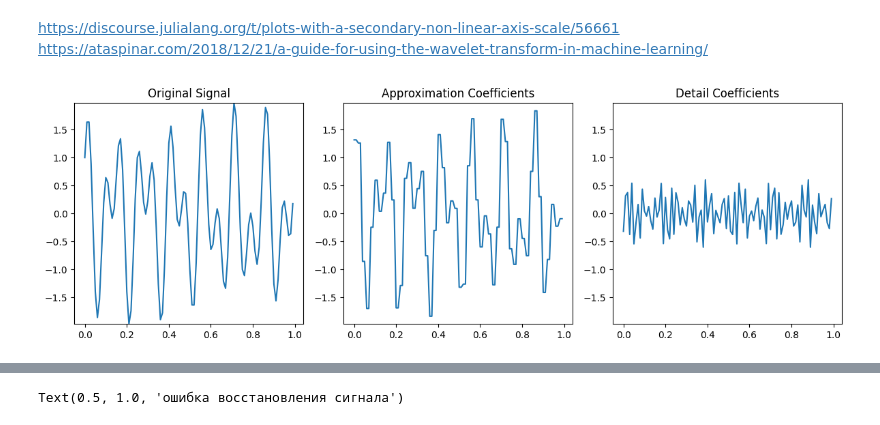
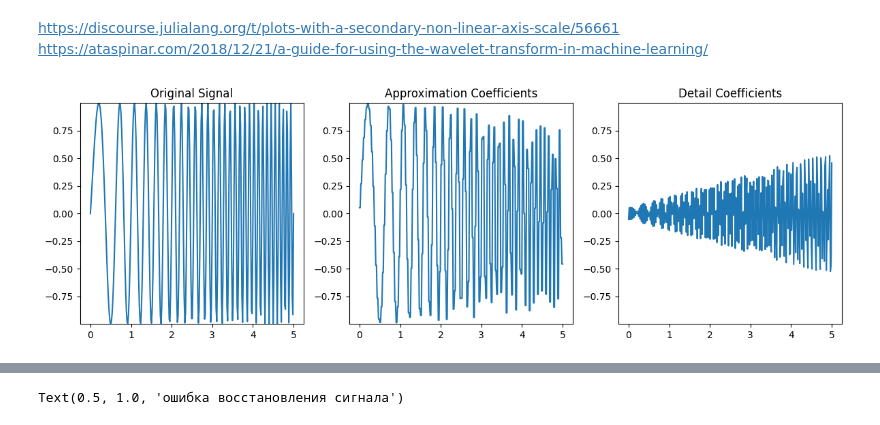
Before and after one commit to TAUforPython/wavelets, a Jupyter notebook: wavelets_cwt_dwt_example_EEG_ECG.ipynb, the cells around one changed output, grey strips where cells are left out. Cells and saved outputs as stored; diff of their text form; code cells hidden in the pictures.

```diff
--- a/wavelets_cwt_dwt_example_EEG_ECG.ipynb
+++ b/wavelets_cwt_dwt_example_EEG_ECG.ipynb
@@ -834,31 +832,31 @@ import matplotlib.pyplot as plt
 import numpy as np
 # %%
 # Generate the signal
-t = np.linspace(0, 1, 100, endpoint=False)
-signal = np.cos(2.0 * np.pi * 7 * t) + np.sin(2.0 * np.pi * 13 * t)
+#t = np.linspace(0, 1, 100, endpoint=False)
+#signal = np.cos(2.0 * np.pi * 7 * t) + np.sin(2.0 * np.pi * 13 * t)
 
 # Apply DWT
-coeffs = pywt.dwt(signal, 'db1')
+coeffs = pywt.dwt(y, 'db1')
 cA, cD = coeffs
 
 # Plotting
 plt.figure(figsize=(12, 4))
 plt.subplot(1, 3, 1)
-plt.ylim(min(signal),max(signal))
-plt.plot(t, signal)
+plt.ylim(min(y),max(y))
+plt.plot(t, y)
 plt.title("Original Signal")
 
 plt.subplot(1, 3, 2)
-plt.ylim(min(signal),max(signal))
+plt.ylim(min(y),max(y))
 plt.plot(t, pywt.upcoef('a', cA, 'db1',take = len(t)))
 plt.title("Approximation Coefficients")
 
 plt.subplot(1, 3, 3)
 plt.plot(t, pywt.upcoef('d', cD, 'db1', take = len(t)))
-plt.ylim(min(signal),max(signal))
+plt.ylim(min(y),max(y))
 plt.title("Detail Coefficients")
 
 plt.tight_layout()
 plt.show()
 # %% [output]
-[figure, old version]
+[figure, new version]
```
Also changed, not shown: parts of 10 cells of this notebook.
